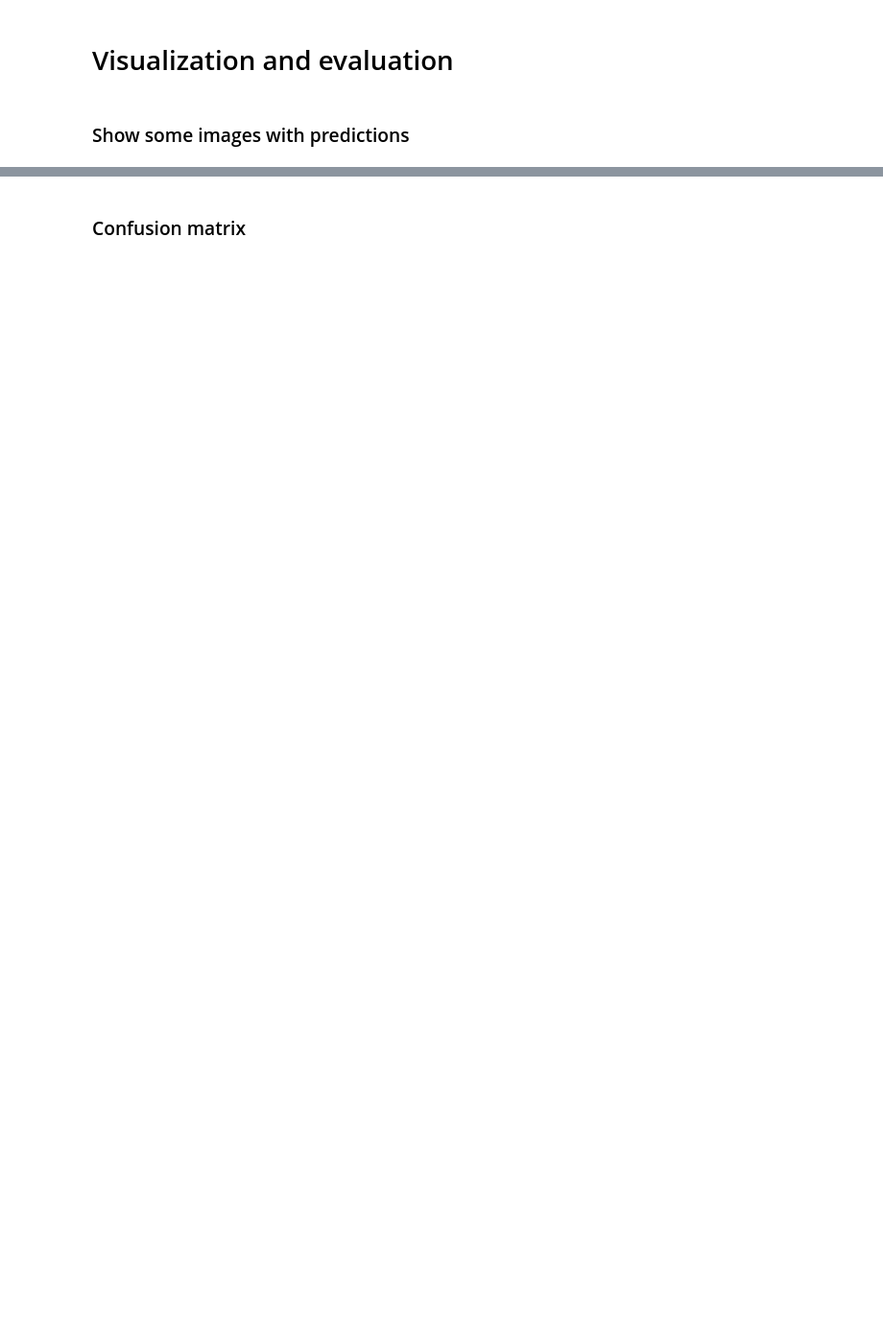
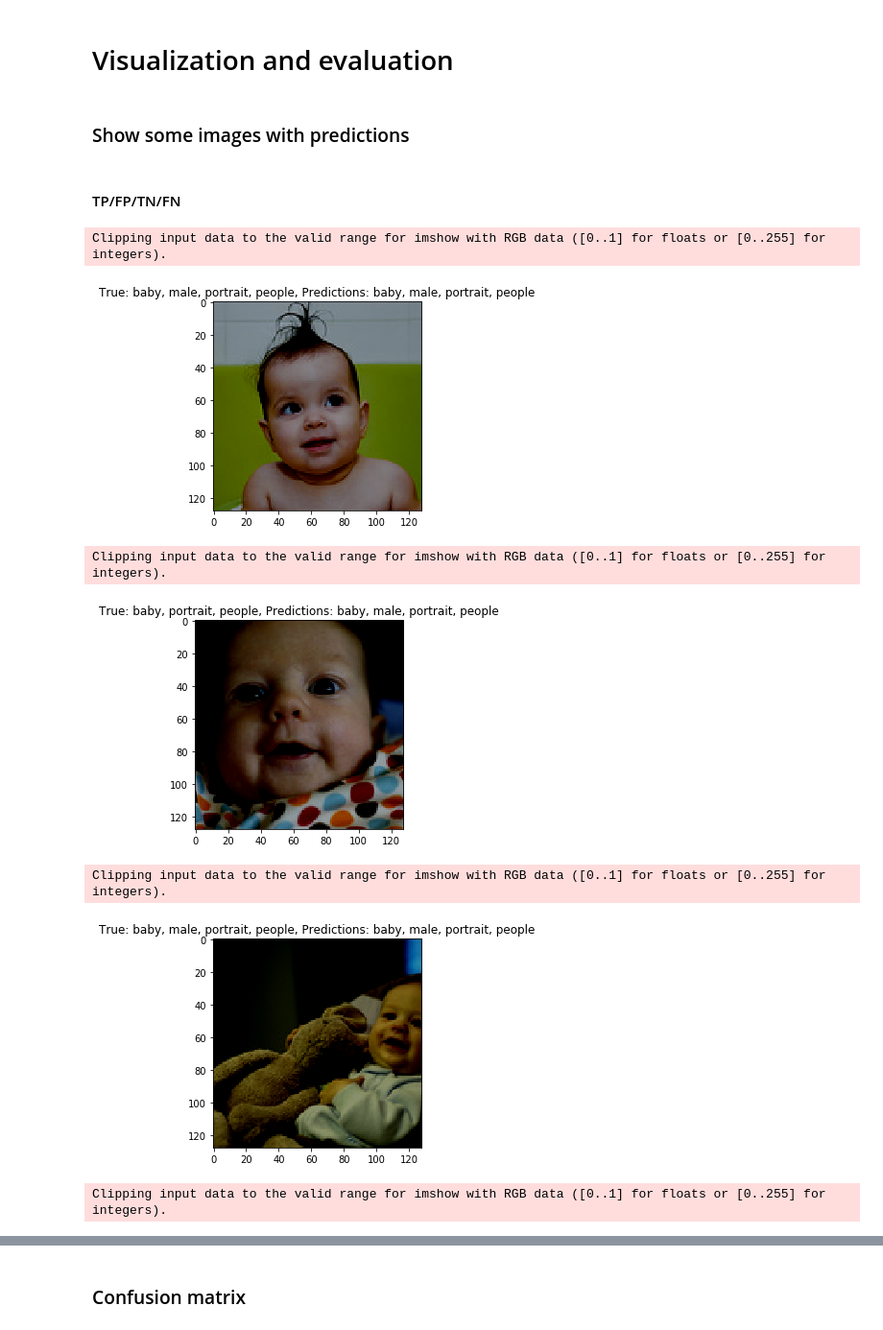
Before and after one commit to ikanher/the-three-caballeros, a Jupyter notebook: notebooks/09_transfer_learning_data_augmentation.ipynb, the cells around one changed output, grey strips where cells are left out. Shown at 96% size. Saved outputs shown, nothing was run; the diff lists cells and outputs as text; code cells hidden in the pictures; blank space fills up the shorter version.

Commit message:
Add visualizations for error analysis.
- Add functions for visualizing true positives, false positives, true
negatives, and false negatives.

```diff
--- a/notebooks/09_transfer_learning_data_augmentation.ipynb
+++ b/notebooks/09_transfer_learning_data_augmentation.ipynb
@@ -310,0 +313,10 @@ def train(train_dataloader, valid_dataloader, model, optimizer, scheduler, crite
+# %%
+def visualize_true_positives(img_label, model, device, dataloader, n_to_show=10, threshold=0.75):
+
+    class_map = get_class_map()
+    img_class = class_map[img_label]
+
+    def predicate(pred_classes, true_classes):
+        return True if img_class in pred_classes and img_class in true_classes else False
+
+    visualize_predictions(model, device, dataloader, n_to_show=n_to_show, predicate=predicate)
@@ -430,11 +486,11 @@ max_images_per_class = int(1e9)
 
 transformations = {
     'train': transforms.Compose([
-        transforms.RandomApply([
+        transforms.RandomIndividualApply([
             transforms.RandomHorizontalFlip(p=1),
             transforms.RandomRotation((-10, 10)),
             transforms.ColorJitter(brightness=0.3, contrast=0.3, saturation=0.3, hue=0.3),
-            transforms.RandomGrayscale(p=1),
+            transforms.RandomGrayscale(p=0.1),
             transforms.RandomPerspective(),
         ], p=0.5),
         transforms.ToTensor(),
@@ -638,0 +686,14 @@ visualize_predictions(model, device, train_dataloader, n_to_show=10, threshold=0
+# %% [markdown]
+#### TP/FP/TN/FN
+# %%
+img_label = 'baby'
+# %%
+visualize_true_positives(img_label, model, device, valid_dataloader, n_to_show=5)
+# %% [output]
+Clipping input data to the valid range for imshow with RGB data ([0..1] for floats or [0..255] for integers).
+[figure, added]
+Clipping input data to the valid range for imshow with RGB data ([0..1] for floats or [0..255] for integers).
+[figure, added]
+Clipping input data to the valid range for imshow with RGB data ([0..1] for floats or [0..255] for integers).
+[figure, added]
+Clipping input data to the valid range for imshow with RGB data ([0..1] for floats or [0..255] for integers).
```
Also changed, not shown: parts of 19 cells of this notebook.
